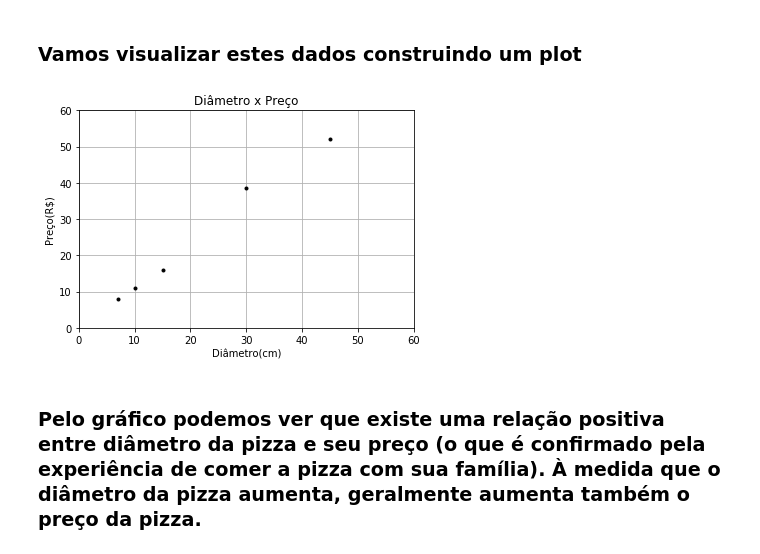
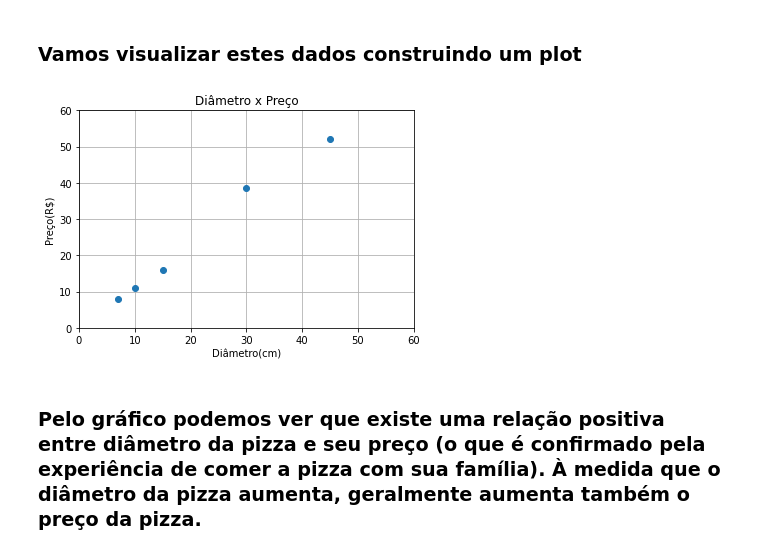
Before and after one commit to Jorge-Bandeira94/Atividades---Data-Science-Academy, a Jupyter notebook: DSA-Python-Cap08-05-Scikit-Learn.ipynb, the cells around one changed output. Saved outputs shown, nothing was run; the diff lists cells and outputs as text; code cells hidden in the pictures.

```diff
--- a/DSA-Python-Cap08-05-Scikit-Learn.ipynb
+++ b/DSA-Python-Cap08-05-Scikit-Learn.ipynb
@@ -68,14 +70,14 @@ Precos = [[8], [11], [16], [38.5], [52]]
 # %%
 plt.figure()
 plt.xlabel('Diâmetro(cm)')
 plt.ylabel('Preço(R$)')
 plt.title('Diâmetro x Preço')
-plt.plot(Diametros, Precos,'k.')
+plt.plot(Diametros, Precos, 'o')
 plt.axis([0, 60, 0, 60])
 plt.grid(True)
 plt.show()
 # %% [output]
-[figure, old version]
+[figure, new version]
 # %% [markdown]
 ### Pelo gráfico podemos ver que existe uma relação positiva entre diâmetro da pizza e seu preço (o que é confirmado pela experiência de comer a pizza com sua família). À medida que o diâmetro da pizza aumenta, geralmente aumenta também o preço da pizza.
 # %% [markdown]
```
Also changed, not shown: parts of 27 cells of this notebook, 1 other file.
